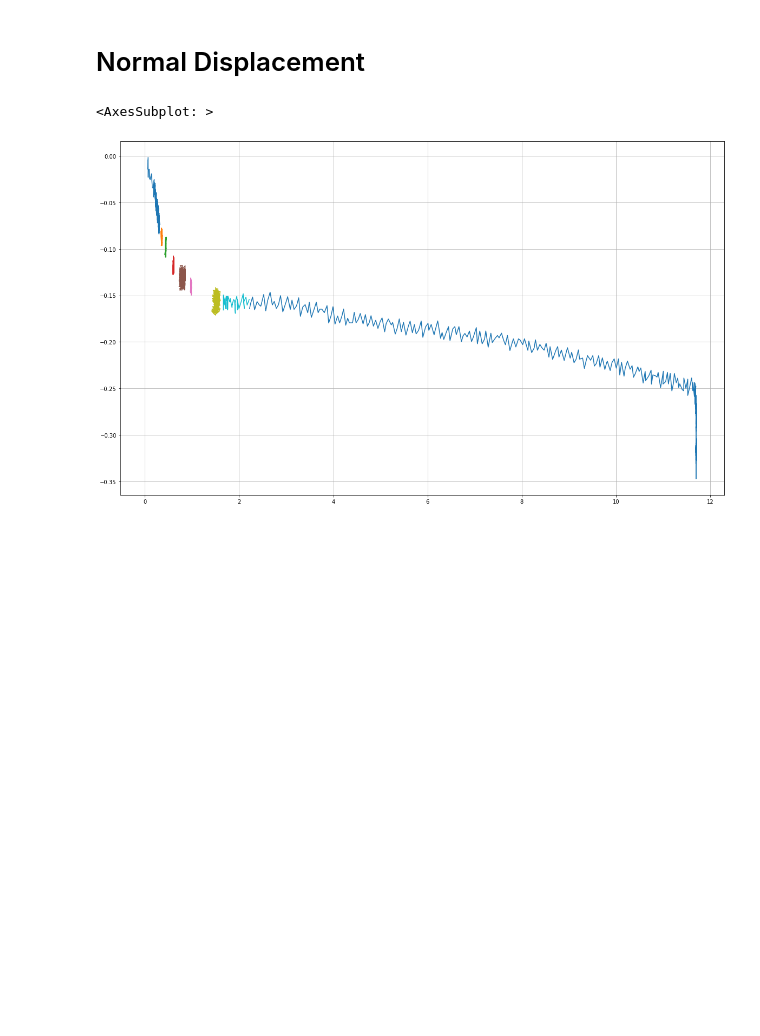
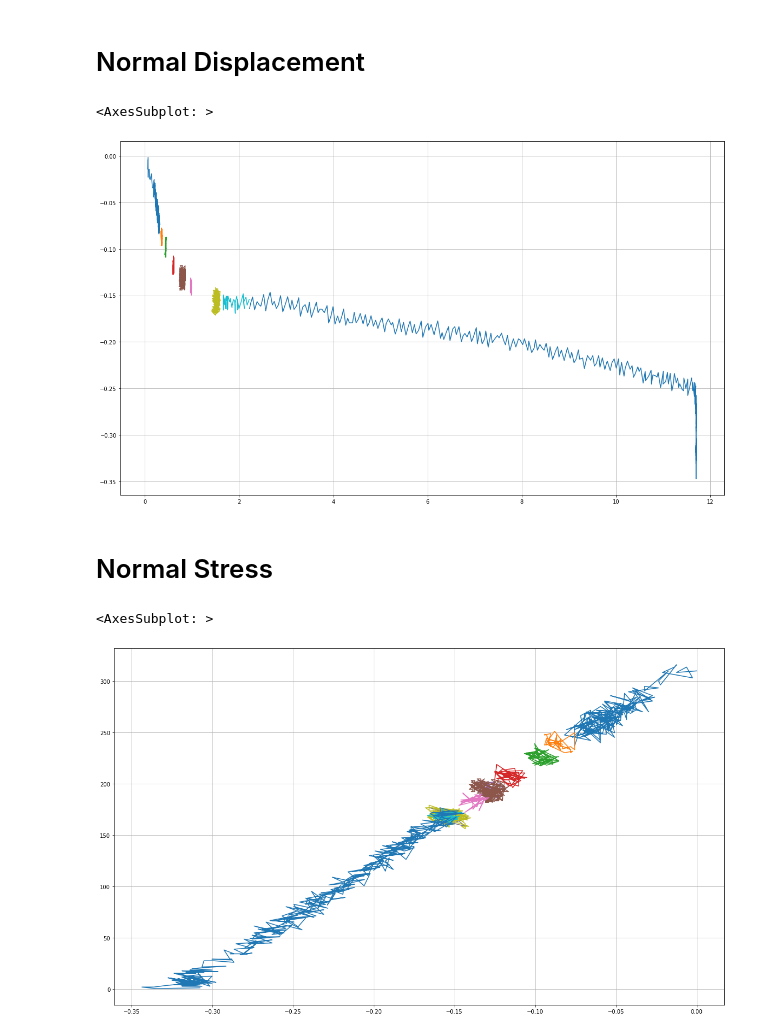
Before and after one commit to haiiliin/svgdatagrabber, a Jupyter notebook: examples/praai2013.ipynb, the cells around one changed output. Saved outputs shown, nothing was run; the diff lists cells and outputs as text; code cells hidden in the pictures; blank space fills up the shorter version.

```diff
--- a/examples/praai2013.ipynb
+++ b/examples/praai2013.ipynb
@@ -71,3 +78,24 @@ parser.parse(translate=translate, scale=scale).plot(fig_kwargs=dict(figsize=(20,
 # %% [output]
 <AxesSubplot: >
 [figure]
+# %% [markdown]
+# Normal Stress
+# %%
+from svgdatagrabber import SvgPathParser
+
+parser = SvgPathParser(
+    "praai2013.svg",
+    xrange=(3300, 5200),
+    yrange=(3300, 4500),
+    min_segments=6,
+    tolerance=1,
+)
+
+translate = (-4727, -4370 + 310)
+scale = (0.000298, 0.322)
+paths = parser.parse(translate=translate, scale=scale, origin=(0.0, 310.0))
+paths.to_csv("results/u-sign.csv", x="u", y="sign")
+paths.plot(fig_kwargs=dict(figsize=(20, 12)))
+# %% [output]
+<AxesSubplot: >
+[figure, added]
```
Also changed, not shown: parts of 4 cells of this notebook, 2 other files.
